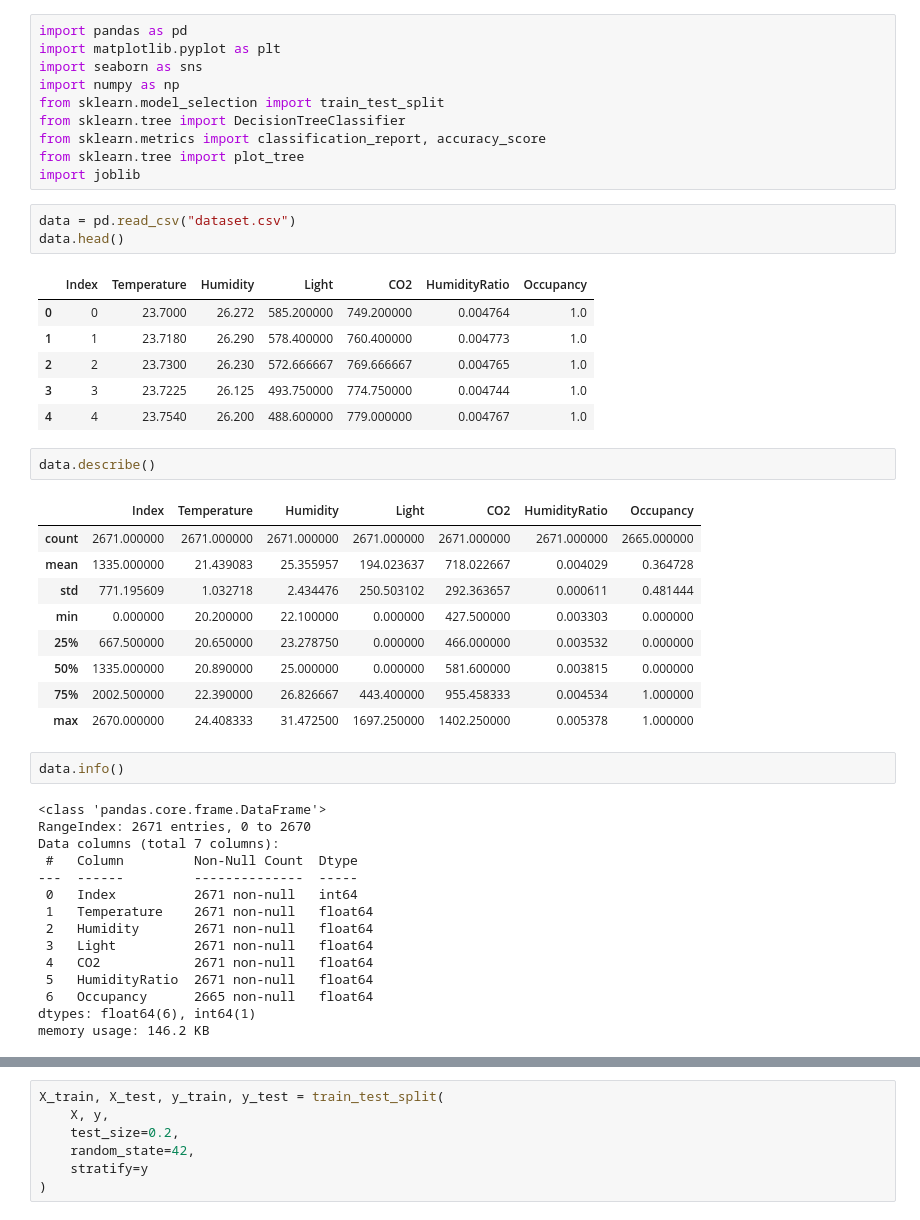
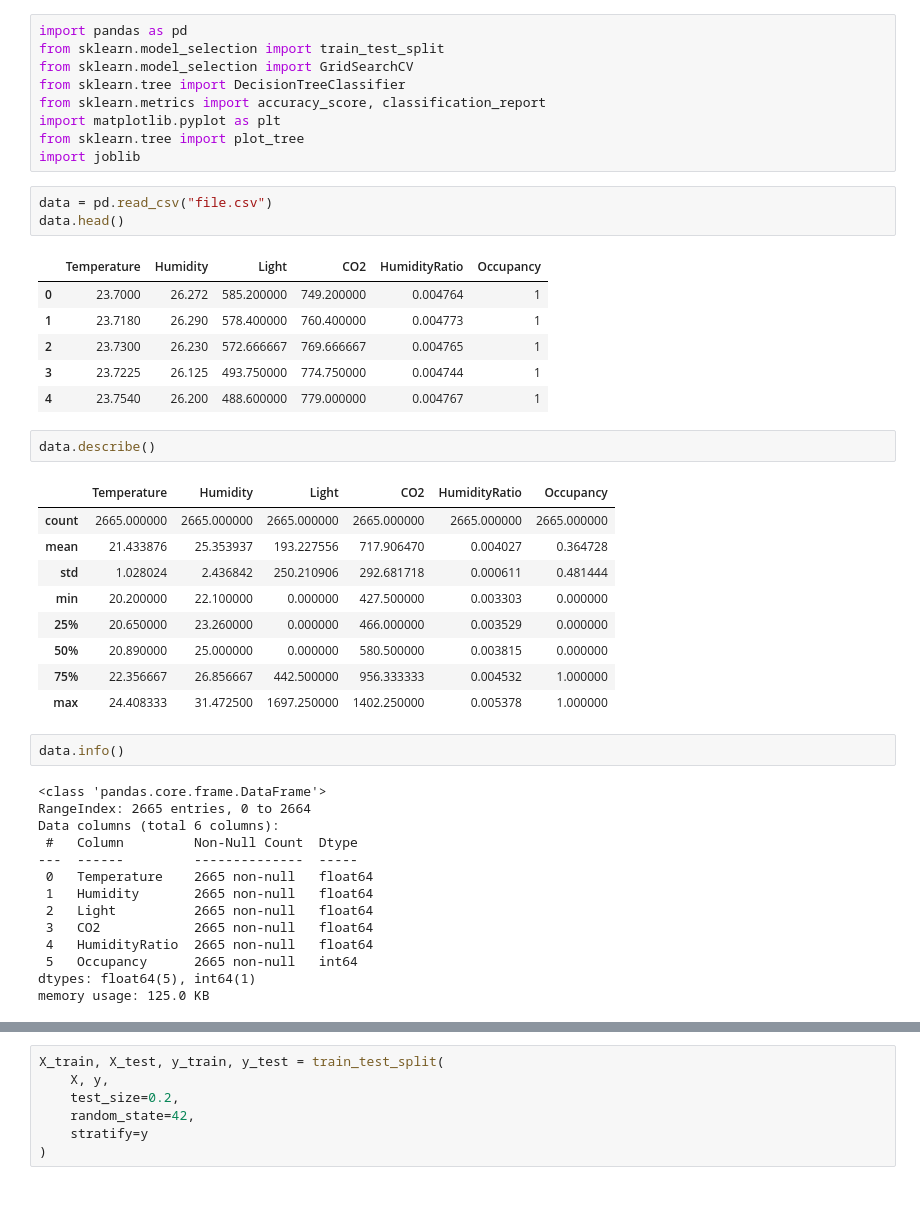
Before and after one commit to AmirhosseinAyoubi/room-occupancy-ML, a Jupyter notebook: main.ipynb, the cells around one changed output, grey strips where cells are left out. Saved outputs shown, nothing was run; the diff lists cells and outputs as text.

```diff
--- a/main.ipynb
+++ b/main.ipynb
@@ -1,52 +1,50 @@
 # %%
 import pandas as pd
+from sklearn.model_selection import train_test_split
+from sklearn.model_selection import GridSearchCV
+from sklearn.tree import DecisionTreeClassifier
+from sklearn.metrics import accuracy_score, classification_report
 import matplotlib.pyplot as plt
-import seaborn as sns
-import numpy as np
-from sklearn.model_selection import train_test_split
-from sklearn.tree import DecisionTreeClassifier
-from sklearn.metrics import classification_report, accuracy_score
 from sklearn.tree import plot_tree
 import joblib
 # %%
-data = pd.read_csv("dataset.csv")
+data = pd.read_csv("file.csv")
 data.head()
 # %% [output]
-|  | Index | Temperature | Humidity | Light | CO2 | HumidityRatio | Occupancy |
-| 0 | 0 | 23.7000 | 26.272 | 585.200000 | 749.200000 | 0.004764 | 1.0 |
-| 1 | 1 | 23.7180 | 26.290 | 578.400000 | 760.400000 | 0.004773 | 1.0 |
-| 2 | 2 | 23.7300 | 26.230 | 572.666667 | 769.666667 | 0.004765 | 1.0 |
-| 3 | 3 | 23.7225 | 26.125 | 493.750000 | 774.750000 | 0.004744 | 1.0 |
-| 4 | 4 | 23.7540 | 26.200 | 488.600000 | 779.000000 | 0.004767 | 1.0 |
+|  | Temperature | Humidity | Light | CO2 | HumidityRatio | Occupancy |
+| 0 | 23.7000 | 26.272 | 585.200000 | 749.200000 | 0.004764 | 1 |
+| 1 | 23.7180 | 26.290 | 578.400000 | 760.400000 | 0.004773 | 1 |
+| 2 | 23.7300 | 26.230 | 572.666667 | 769.666667 | 0.004765 | 1 |
+| 3 | 23.7225 | 26.125 | 493.750000 | 774.750000 | 0.004744 | 1 |
+| 4 | 23.7540 | 26.200 | 488.600000 | 779.000000 | 0.004767 | 1 |
 # %%
 data.describe()
 # %% [output]
-|  | Index | Temperature | Humidity | Light | CO2 | HumidityRatio | Occupancy |
-| count | 2671.000000 | 2671.000000 | 2671.000000 | 2671.000000 | 2671.000000 | 2671.000000 | 2665.000000 |
-| mean | 1335.000000 | 21.439083 | 25.355957 | 194.023637 | 718.022667 | 0.004029 | 0.364728 |
-| std | 771.195609 | 1.032718 | 2.434476 | 250.503102 | 292.363657 | 0.000611 | 0.481444 |
-| min | 0.000000 | 20.200000 | 22.100000 | 0.000000 | 427.500000 | 0.003303 | 0.000000 |
-| 25% | 667.500000 | 20.650000 | 23.278750 | 0.000000 | 466.000000 | 0.003532 | 0.000000 |
-| 50% | 1335.000000 | 20.890000 | 25.000000 | 0.000000 | 581.600000 | 0.003815 | 0.000000 |
-| 75% | 2002.500000 | 22.390000 | 26.826667 | 443.400000 | 955.458333 | 0.004534 | 1.000000 |
-| max | 2670.000000 | 24.408333 | 31.472500 | 1697.250000 | 1402.250000 | 0.005378 | 1.000000 |
+|  | Temperature | Humidity | Light | CO2 | HumidityRatio | Occupancy |
+| count | 2665.000000 | 2665.000000 | 2665.000000 | 2665.000000 | 2665.000000 | 2665.000000 |
+| mean | 21.433876 | 25.353937 | 193.227556 | 717.906470 | 0.004027 | 0.364728 |
+| std | 1.028024 | 2.436842 | 250.210906 | 292.681718 | 0.000611 | 0.481444 |
+| min | 20.200000 | 22.100000 | 0.000000 | 427.500000 | 0.003303 | 0.000000 |
+| 25% | 20.650000 | 23.260000 | 0.000000 | 466.000000 | 0.003529 | 0.000000 |
+| 50% | 20.890000 | 25.000000 | 0.000000 | 580.500000 | 0.003815 | 0.000000 |
+| 75% | 22.356667 | 26.856667 | 442.500000 | 956.333333 | 0.004532 | 1.000000 |
+| max | 24.408333 | 31.472500 | 1697.250000 | 1402.250000 | 0.005378 | 1.000000 |
 # %%
 data.info()
 # %% [output]
 <class 'pandas.core.frame.DataFrame'>
-RangeIndex: 2671 entries, 0 to 2670
-Data columns (total 7 columns):
+RangeIndex: 2665 entries, 0 to 2664
+Data columns (total 6 columns):
  #   Column         Non-Null Count  Dtype
 ---  ------         --------------  -----
- 0   Index          2671 non-null   int64
- 1   Temperature    2671 non-null   float64
- 2   Humidity       2671 non-null   float64
- 3   Light          2671 non-null   float64
- 4   CO2            2671 non-null   float64
- 5   HumidityRatio  2671 non-null   float64
- 6   Occupancy      2665 non-null   float64
-dtypes: float64(6), int64(1)
-memory usage: 146.2 KB
+ 0   Temperature    2665 non-null   float64
+ 1   Humidity       2665 non-null   float64
+ 2   Light          2665 non-null   float64
+ 3   CO2            2665 non-null   float64
+ 4   HumidityRatio  2665 non-null   float64
+ 5   Occupancy      2665 non-null   int64
+dtypes: float64(5), int64(1)
+memory usage: 125.0 KB
 # %%
 data.isnull().sum()
 # %% [output]
```
Also changed, not shown: parts of 8 cells of this notebook, 3 other files.
